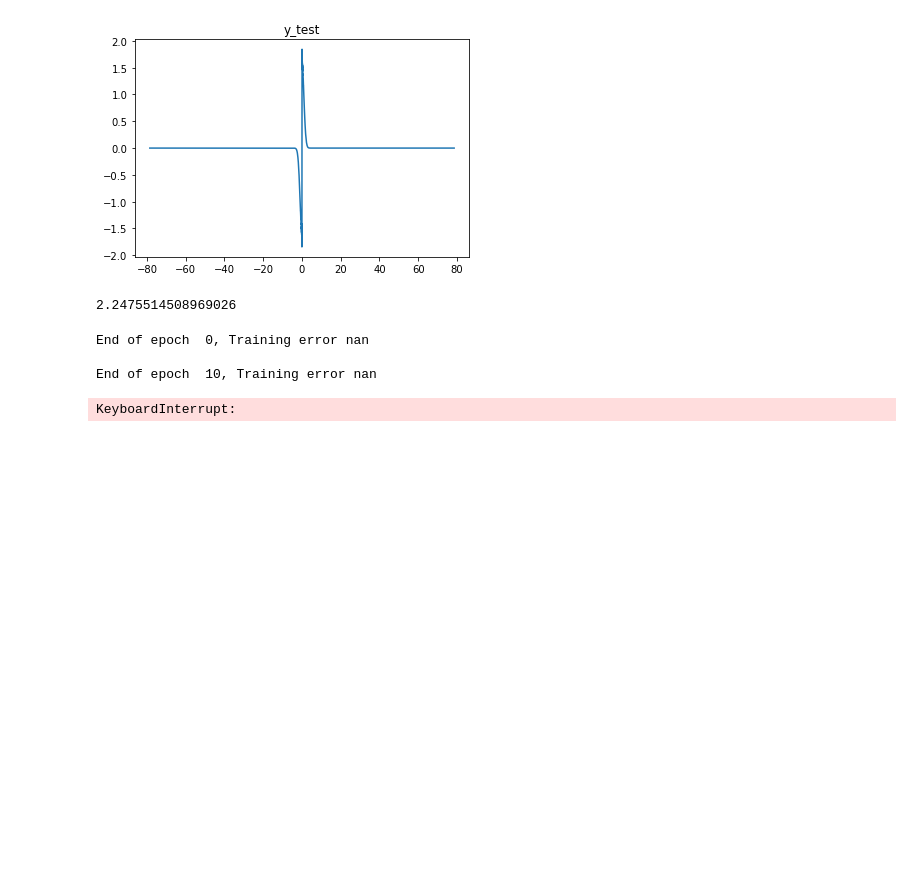
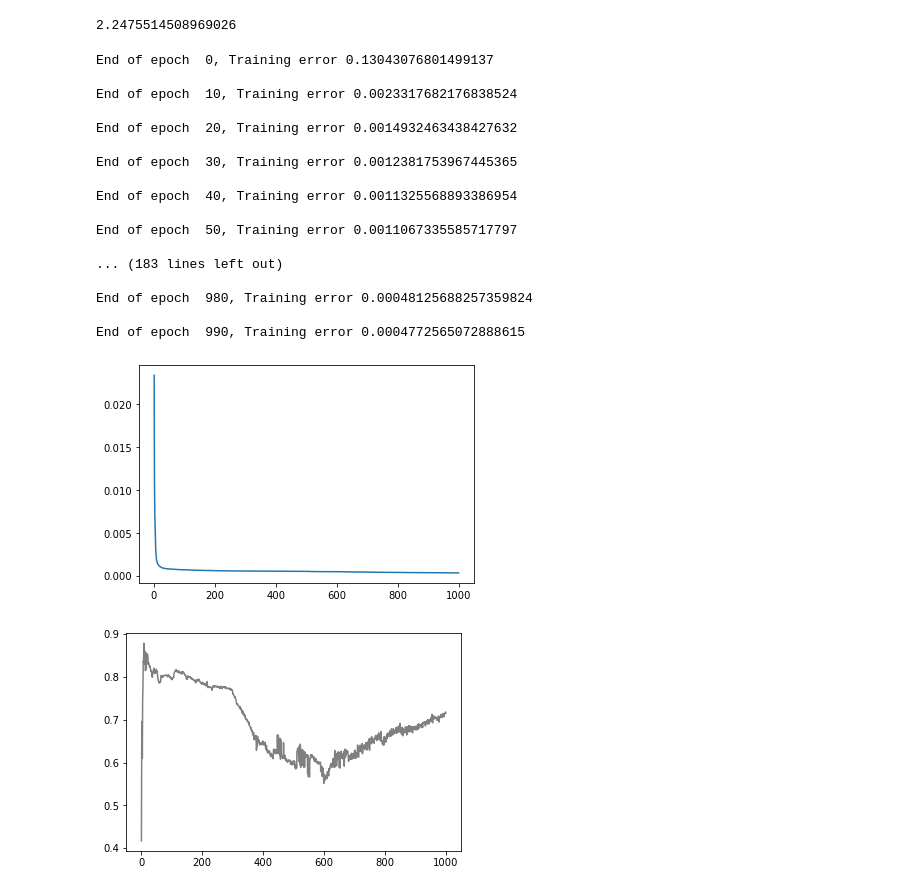
Before and after one commit to kathkkkkkk/Master-thesis, a Jupyter notebook: Experiment_2_method_2.ipynb, the cells around one changed output. Saved outputs shown, nothing was run; the diff lists cells and outputs as text; code cells hidden in the pictures; blank space fills up the shorter version.

```diff
--- a/Experiment_2_method_2.ipynb
+++ b/Experiment_2_method_2.ipynb
@@ -23,10 +23,6 @@ def generate_data(N_train = 2 ** 12, N_test = 2 ** 14):
     x_test = np.reshape(x_test, (N_test, 1))
     y_test = f(x_test)
 
-    plt.plot(x_test, y_test)
-    plt.title('y_test')
-    plt.show()
-
     return x_train, y_train, x_validation, y_validation, x_test, y_test
 # %%
 def func_min(x, y, d, w0, px):
@@ -147,3 +112,31 @@ model = keras.Sequential([input_layer,
+# %%
+tf.keras.backend.set_floatx('float64')
+
+input_dim=1
+output_dim=1
+num_layers=5
+num_nodes=64
+
+activation=tf.keras.activations.relu
+kernel_initializer=tf.keras.initializers.he_normal
+bias_initializer=tf.keras.initializers.Zeros()
+# Define the network. This class corresponds to an MLP.
+# input layer
+inputs = tf.keras.Input(shape=(input_dim,), name="Input")
+
+# Hidden Layers
+x = Dense(units=num_nodes, activation=activation, kernel_initializer=kernel_initializer,
+                  bias_initializer=bias_initializer)(inputs)
+for i in np.arange(1, num_layers):
+    x = Dense(units=num_nodes, activation=activation, kernel_initializer=kernel_initializer,
+                      bias_initializer=bias_initializer)(x)
+# Outputs
+outputs = Dense(output_dim, activation="linear", name="predictions")(x)
+if output_dim == 3:
+    outputs = Dense(output_dim, activation="linear", name="predictions")(x)
+
+# Compile the model
+model = Model(inputs=inputs, outputs=outputs)
 # %%
 # implement experiment 2
 
@@ -152,7 +145,6 @@ N_test = 2 ** 14
 
 seed = 1
 np.random.seed(seed)
-tf.random.set_seed(seed)
 
 x_train, y_train, x_validation, y_validation, x_test, y_test = generate_data(N_train, N_test)
 
@@ -178,7 +170,6 @@ d = 1
 w0 = method_2_w0(x_train, y_train, 1, 2,  px_train)
 print(w0)
 # %% [output]
-[figure, removed]
 2.2475514508969026
 # %%
 batch_size = 32
@@ -199,7 +190,9 @@ def nn_predict(x):
 
 FVU = []
 FVU_validation = []
-SB_M1 = []
+SB_M2 = []
+
+tf.random.set_seed(seed)
 
 # Training step
 for epoch in range(epochs):
@@ -208,35 +201,50 @@ for epoch in range(epochs):
     for step, (x_batch_train, y_batch_train) in enumerate(train_dataset):
         # Record the loss computations
         with tf.GradientTape() as tape:
             pred = model(x_batch_train, training=True)
             loss_value = loss_fn(y_batch_train, pred)
         # Compute and apply gradients
         model.grads = tape.gradient(loss_value, model.trainable_weights)
         optimizer.apply_gradients(zip(model.grads, model.trainable_weights))
 
     # Print the training loss for every tenth epoch
     if epoch % 10 == 0:
         print("\nEnd of epoch  " + str(epoch) + ", Training error " +
                       str(np.mean((y_train_eval - nn_predict(x_train_eval)) ** 2)))
 
     pred = nn_predict(x_train_eval)
     pred_validation = nn_predict(x_validation)
     FVU = np.append(FVU, FVU_compute(y_train, pred))
     FVU_validation = np.append(FVU_validation, FVU_compute(y_validation, pred_validation))
 
     w0= method_2_w0(x_train, y_train, 1, 2, px_train)
     pred_validation = nn_predict(x_validation)
     SB_ = method_2(w0, x_validation, y_validation, pred_validation, px_validation)
-    SB_M1 = np.append(SB_M1, SB_)
+    SB_M2 = np.append(SB_M2, SB_)
 
 t_vec = np.arange(0, epochs)
 plt.plot(t_vec[1:], FVU_validation[1:])
 plt.show()
 
-plt.plot(t_vec[1:], SB_M1[1:], color='0.5', label="Method 1")
+plt.plot(t_vec[1:], SB_M2[1:], color='0.5', label="Method 2")
 plt.show()
 # %% [output]
-End of epoch  0, Training error nan
+End of epoch  0, Training error 0.13043076801499137
 
-End of epoch  10, Training error nan
+End of epoch  10, Training error 0.0023317682176838524
+
+End of epoch  20, Training error 0.0014932463438427632
+
+End of epoch  30, Training error 0.0012381753967445365
+
+End of epoch  40, Training error 0.0011325568893386954
+
+End of epoch  50, Training error 0.0011067335585717797
+
+... (183 lines left out)
+
+End of epoch  980, Training error 0.00048125688257359824
+
+End of epoch  990, Training error 0.0004772565072888615
-KeyboardInterrupt:
+[figure, added]
+[figure, added]
```
Also changed, not shown: parts of 5 cells of this notebook, 1 other file.
